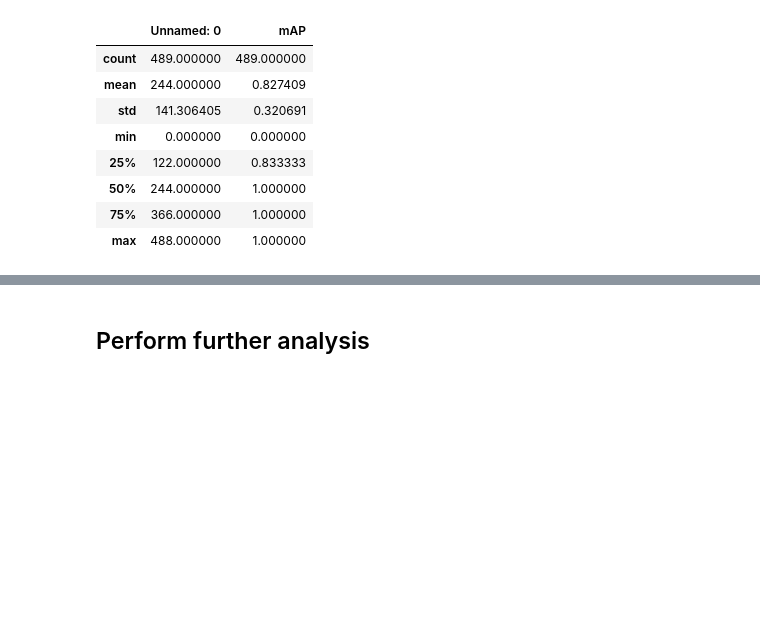
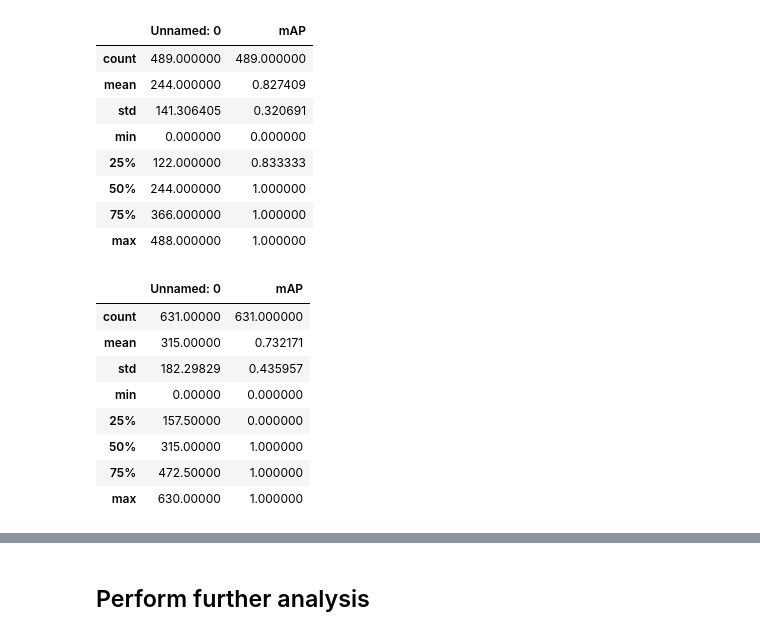
Before and after one commit to darkhorrow/semantic-segmentation-tgc, a Jupyter notebook: faster-rncc/MethodComparison.ipynb, the cells around one changed output, grey strips where cells are left out. Saved outputs shown, nothing was run; the diff lists cells and outputs as text; code cells hidden in the pictures; blank space fills up the shorter version.

```diff
--- a/faster-rncc/MethodComparison.ipynb
+++ b/faster-rncc/MethodComparison.ipynb
@@ -60,3 +80,15 @@ original_metrics_df.describe()
 | 50% | 244.000000 | 1.000000 |
 | 75% | 366.000000 | 1.000000 |
 | max | 488.000000 | 1.000000 |
+# %%
+yolo_metrics_df.describe()
+# %% [output]
+|  | Unnamed: 0 | mAP |
+| count | 631.00000 | 631.000000 |
+| mean | 315.00000 | 0.732171 |
+| std | 182.29829 | 0.435957 |
+| min | 0.00000 | 0.000000 |
+| 25% | 157.50000 | 0.000000 |
+| 50% | 315.00000 | 1.000000 |
+| 75% | 472.50000 | 1.000000 |
+| max | 630.00000 | 1.000000 |
```
Also changed, not shown: parts of 6 cells of this notebook.
